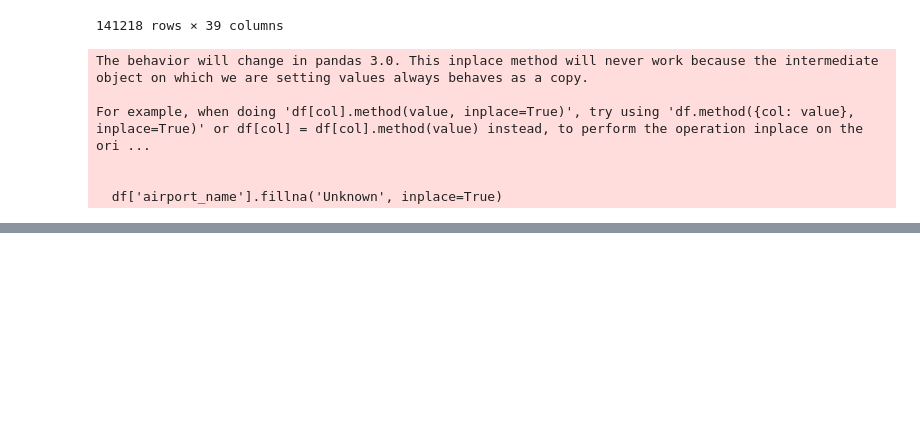
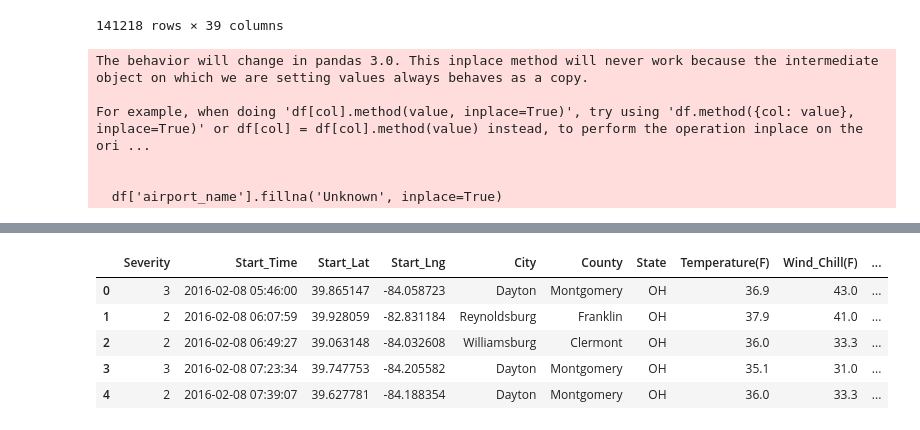
Before and after one commit to zoya-fatima22/us-accidents-thesis, a Jupyter notebook: experiments/1_data_prep_pandas.ipynb, the cells around one changed output, grey strips where cells are left out. Cells and saved outputs as stored; diff of their text form; code cells hidden in the pictures; blank space fills up the shorter version.

```diff
--- a/experiments/1_data_prep_pandas.ipynb
+++ b/experiments/1_data_prep_pandas.ipynb
@@ -280,0 +341,41 @@ df
+# %%
+def haversine_distance(lat1, lon1, lat2, lon2):
+    """
+    Calculate the great-circle distance between two points
+    on the earth (specified in decimal degrees).
+    """
+    # Check for missing values
+    if any(pd.isna([lat1, lon1, lat2, lon2])):
+        return np.nan
+
+    # Convert decimal degrees to radians
+    lon1, lat1, lon2, lat2 = map(np.radians, [lon1, lat1, lon2, lat2])
+
+    # Haversine formula
+    dlon = lon2 - lon1
+    dlat = lat2 - lat1
+    a = np.sin(dlat/2)**2 + np.cos(lat1) * np.cos(lat2) * np.sin(dlon/2)**2
+    c = 2 * np.arcsin(np.sqrt(a))
+
+    # Radius of earth in miles. Use 6371 for kilometers
+    r = 3956
+    return c * r
+# %%
+df['distance_to_airport(mi)'] = df.apply(
+    lambda row: haversine_distance(
+        row['Start_Lat'],
+        row['Start_Lng'],
+        row['airport_latitude'],
+        row['airport_longitude']
+    ),
+    axis=1
+)
+# %%
+df.head()
+# %% [output]
+|  | Severity | Start_Time | Start_Lat | Start_Lng | City | County | State | Temperature(F) | Wind_Chill(F) | ... |
+| 0 | 3 | 2016-02-08 05:46:00 | 39.865147 | -84.058723 | Dayton | Montgomery | OH | 36.9 | 43.0 | ... |
+| 1 | 2 | 2016-02-08 06:07:59 | 39.928059 | -82.831184 | Reynoldsburg | Franklin | OH | 37.9 | 41.0 | ... |
+| 2 | 2 | 2016-02-08 06:49:27 | 39.063148 | -84.032608 | Williamsburg | Clermont | OH | 36.0 | 33.3 | ... |
+| 3 | 3 | 2016-02-08 07:23:34 | 39.747753 | -84.205582 | Dayton | Montgomery | OH | 35.1 | 31.0 | ... |
+| 4 | 2 | 2016-02-08 07:39:07 | 39.627781 | -84.188354 | Dayton | Montgomery | OH | 36.0 | 33.3 | ... |
```
Also changed, not shown: parts of 11 cells of this notebook.
